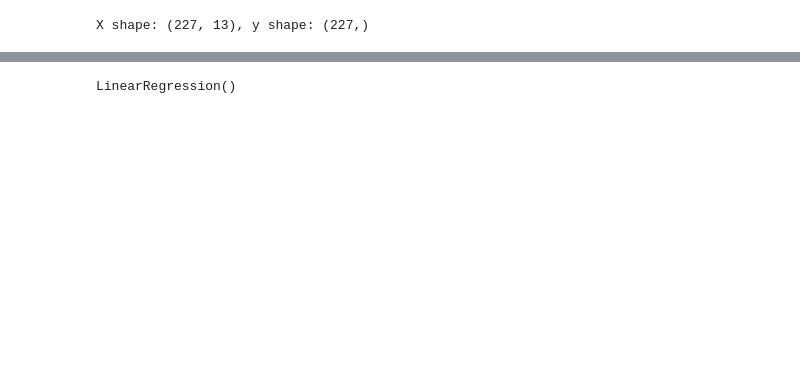
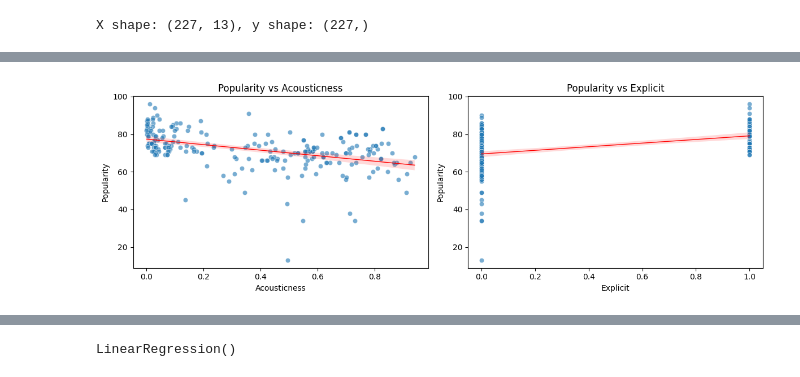
Before and after one commit to Faryalrifaz/MurickTechnologies-_internship2025, a Jupyter notebook: Task_4/Spotify_regression_analysis.ipynb, the cells around one changed output, grey strips where cells are left out. Drawn from its saved outputs; the diff is of its cells as text; code cells hidden in the pictures; blank space fills up the shorter version.

```diff
--- a/Task_4/Spotify_regression_analysis.ipynb
+++ b/Task_4/Spotify_regression_analysis.ipynb
@@ -131,0 +175,16 @@ X shape: (227, 13), y shape: (227,)
+# %%
+# 3) Top 2 features scatter vs popularity with regression line
+top2 = corr_with_target.abs().sort_values(ascending=False).head(2).index.tolist()
+if len(top2) > 0:
+    plt.figure(figsize=(12,4))
+    for i, feat in enumerate(top2):
+        plt.subplot(1,2,i+1)
+        sns.scatterplot(x=X[feat], y=y, alpha=0.6)
+        sns.regplot(x=X[feat], y=y, scatter=False, color='red', line_kws={'linewidth':1})
+        plt.xlabel(feat)
+        plt.ylabel('Popularity')
+        plt.title(f'Popularity vs {feat}')
+    plt.tight_layout()
+    plt.show()
+# %% [output]
+[figure, added]
```
Also changed, not shown: parts of 19 cells of this notebook.
